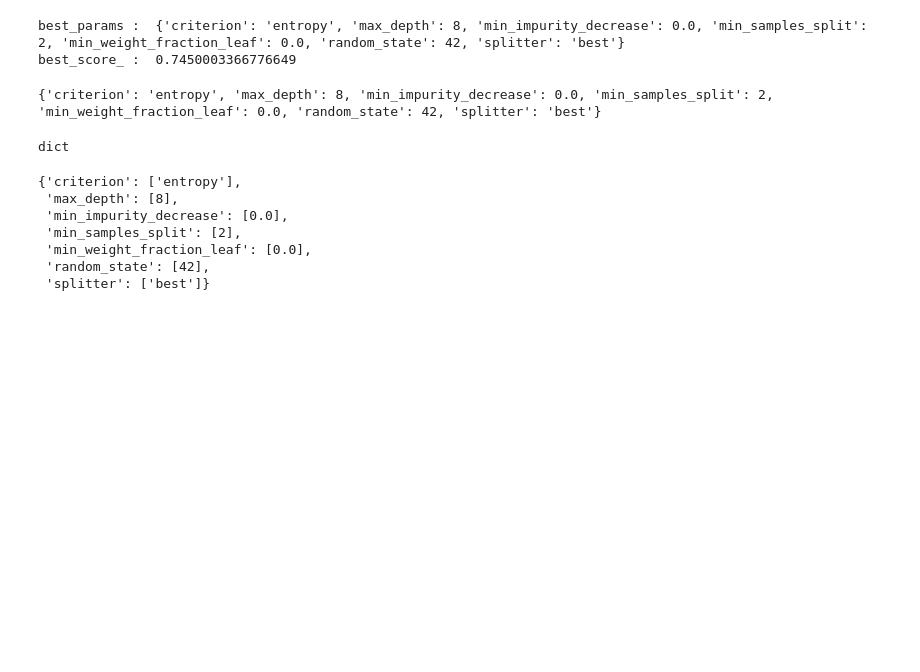
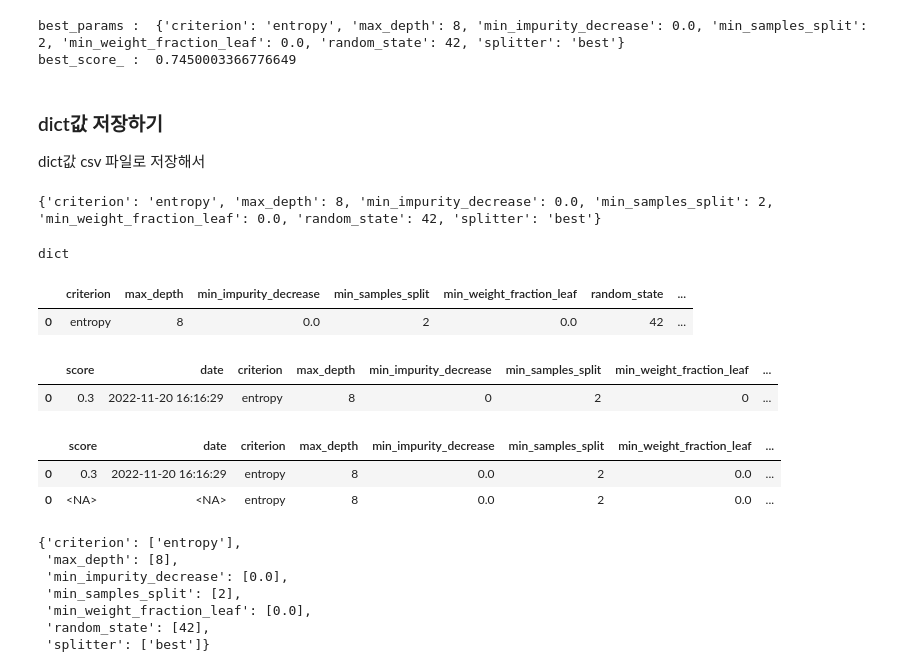
Before and after one commit to LeeJeaHyuk/Mulcam_ML_DL, a Jupyter notebook: source_code/DS_ML/[01]Mini_proj_gridcv.ipynb, the cells around one changed output. Cells and saved outputs as stored; diff of their text form; code cells hidden in the pictures; blank space fills up the shorter version.

```diff
--- a/source_code/DS_ML/[01]Mini_proj_gridcv.ipynb
+++ b/source_code/DS_ML/[01]Mini_proj_gridcv.ipynb
@@ -167,4 +196,7 @@ GridSearchCV(cv=3, estimator=DecisionTreeClassifier(), n_jobs=-1,
              verbose=1)
 best_params :  {'criterion': 'entropy', 'max_depth': 8, 'min_impurity_decrease': 0.0, 'min_samples_split': 2, 'min_weight_fraction_leaf': 0.0, 'random_state': 42, 'splitter': 'best'}
 best_score_ :  0.7450003366776649
+# %% [markdown]
+### dict값 저장하기
+dict값 csv 파일로 저장해서
 # %%
@@ -178 +330,26 @@ dict
+# %%
+from datetime import datetime
+import os
+now = datetime.now()
+date =  now.strftime('%Y-%m-%d %H:%M:%S')
+
+tmp_df = pd.DataFrame([best_params])
+tmp_df
+score_1=0.3
+df02 = pd.DataFrame([{'score':score_1, 'date':date}])
+df03=pd.concat([df02,tmp_df],axis=1)
+df03=df03.convert_dtypes()
+# df03.info()
+df03
+
+dff = pd.concat([df03,tmp_df],axis=0)
+dff
+# %% [output]
+|  | criterion | max_depth | min_impurity_decrease | min_samples_split | min_weight_fraction_leaf | random_state | ... |
+| 0 | entropy | 8 | 0.0 | 2 | 0.0 | 42 | ... |
+|  | score | date | criterion | max_depth | min_impurity_decrease | min_samples_split | min_weight_fraction_leaf | ... |
+| 0 | 0.3 | 2022-11-20 16:16:29 | entropy | 8 | 0 | 2 | 0 | ... |
+|  | score | date | criterion | max_depth | min_impurity_decrease | min_samples_split | min_weight_fraction_leaf | ... |
+| 0 | 0.3 | 2022-11-20 16:16:29 | entropy | 8 | 0.0 | 2 | 0.0 | ... |
+| 0 | <NA> | <NA> | entropy | 8 | 0.0 | 2 | 0.0 | ... |
 # %%
```
Also changed, not shown: parts of 8 cells of this notebook, 16 other files.
